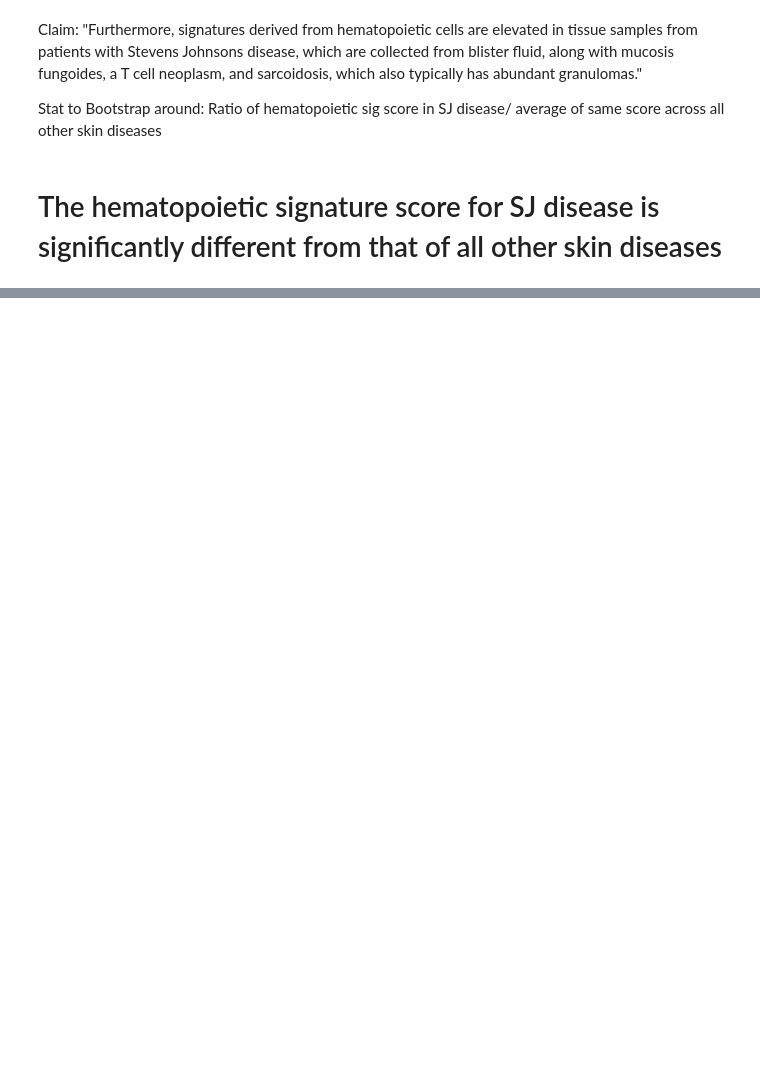
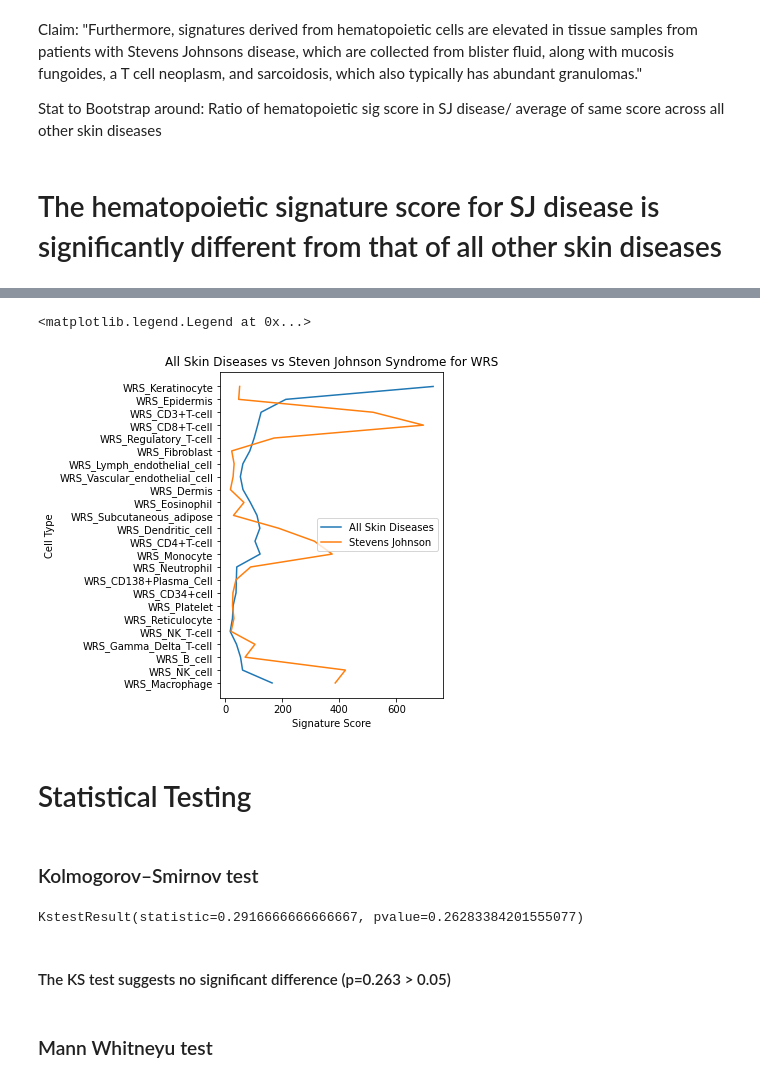
Before and after one commit to meltonzheng/Bootstrap-Analysis-of-SaVanT, a Jupyter notebook: Claim5_hematopoietic_cells.ipynb, the cells around one changed output, grey strips where cells are left out. Cells and saved outputs as stored; diff of their text form; code cells hidden in the pictures; blank space fills up the shorter version.

Commit message:
Added some statistical testing

```diff
--- a/Claim5_hematopoietic_cells.ipynb
+++ b/Claim5_hematopoietic_cells.ipynb
@@ -42,0 +84,30 @@ for type_of_cell in df.index:
+# %%
+#Same graph as earlier, but overlaid on top of each other
+import matplotlib.pyplot as plt
+y = list(map(float, hema_sig_score_sj))
+fig, ax = plt.subplots(figsize=(4, 6))
+a = ax.plot(hema_sig_score_all, hema_list)
+a[0].set_label('All Skin Diseases')
+ax.set(xlabel='Signature Score', ylabel='Cell Type',
+       title='All Skin Diseases vs Steven Johnson Syndrome for WRS')
+b = ax.plot(y, hema_list)
+b[0].set_label('Stevens Johnson')
+ax.legend()
+# %% [output]
+<matplotlib.legend.Legend at 0x...>
+[figure, added]
+# %% [markdown]
+# Statistical Testing
+# %% [markdown]
+### Kolmogorov–Smirnov test
+# %%
+#We can compare the distribution between y and hema_sig_score_all
+from scipy.stats import ks_2samp
+
+ks_2samp(y, hema_sig_score_all)
+# %% [output]
+KstestResult(statistic=0.2916666666666667, pvalue=0.26283384201555077)
+# %% [markdown]
+#### The KS test suggests no significant difference (p=0.263 > 0.05)
+# %% [markdown]
+### Mann Whitneyu test
```
Also changed, not shown: parts of 21 cells of this notebook.
